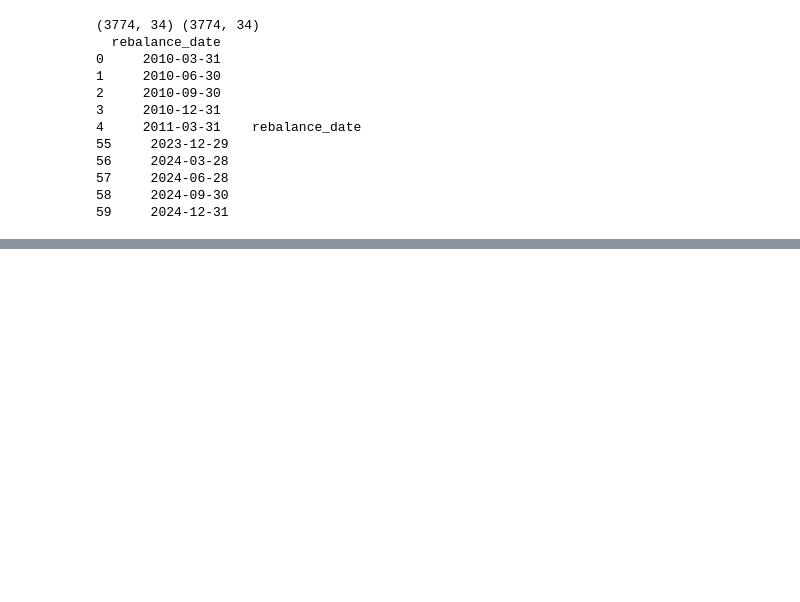
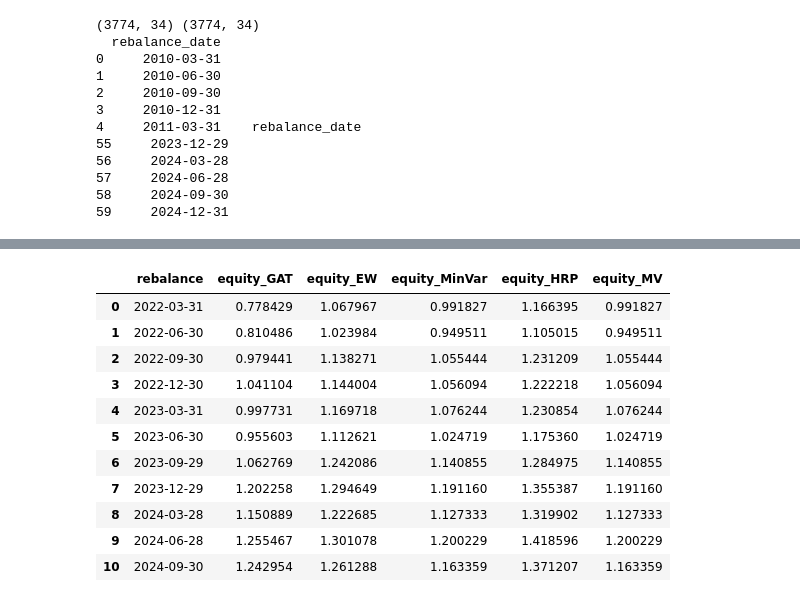
Before and after one commit to BrianIsaac/FinanceCoding, a Jupyter notebook: GNN/test.ipynb, the cells around one changed output, grey strips where cells are left out. Cells and saved outputs as stored; diff of their text form; code cells hidden in the pictures; blank space fills up the shorter version.

```diff
--- a/GNN/test.ipynb
+++ b/GNN/test.ipynb
@@ -26,0 +58,18 @@ print(rb.head(), rb.tail())          # quarterly dates
+# %%
+import pandas as pd
+
+df = pd.read_csv('outputs/gat/equity_curves_aligned.csv')
+df
+# %% [output]
+|  | rebalance | equity_GAT | equity_EW | equity_MinVar | equity_HRP | equity_MV |
+| 0 | 2022-03-31 | 0.778429 | 1.067967 | 0.991827 | 1.166395 | 0.991827 |
+| 1 | 2022-06-30 | 0.810486 | 1.023984 | 0.949511 | 1.105015 | 0.949511 |
+| 2 | 2022-09-30 | 0.979441 | 1.138271 | 1.055444 | 1.231209 | 1.055444 |
+| 3 | 2022-12-30 | 1.041104 | 1.144004 | 1.056094 | 1.222218 | 1.056094 |
+| 4 | 2023-03-31 | 0.997731 | 1.169718 | 1.076244 | 1.230854 | 1.076244 |
+| 5 | 2023-06-30 | 0.955603 | 1.112621 | 1.024719 | 1.175360 | 1.024719 |
+| 6 | 2023-09-29 | 1.062769 | 1.242086 | 1.140855 | 1.284975 | 1.140855 |
+| 7 | 2023-12-29 | 1.202258 | 1.294649 | 1.191160 | 1.355387 | 1.191160 |
+| 8 | 2024-03-28 | 1.150889 | 1.222685 | 1.127333 | 1.319902 | 1.127333 |
+| 9 | 2024-06-28 | 1.255467 | 1.301078 | 1.200229 | 1.418596 | 1.200229 |
+| 10 | 2024-09-30 | 1.242954 | 1.261288 | 1.163359 | 1.371207 | 1.163359 |
```
Also changed, not shown: parts of 5 cells of this notebook, 20 other files.
